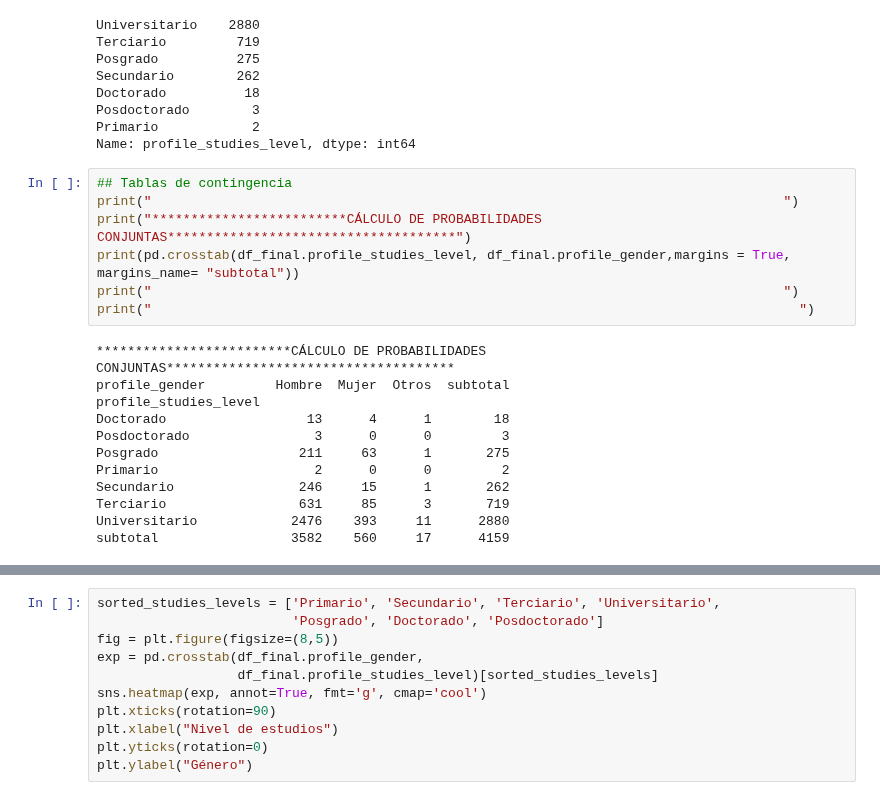
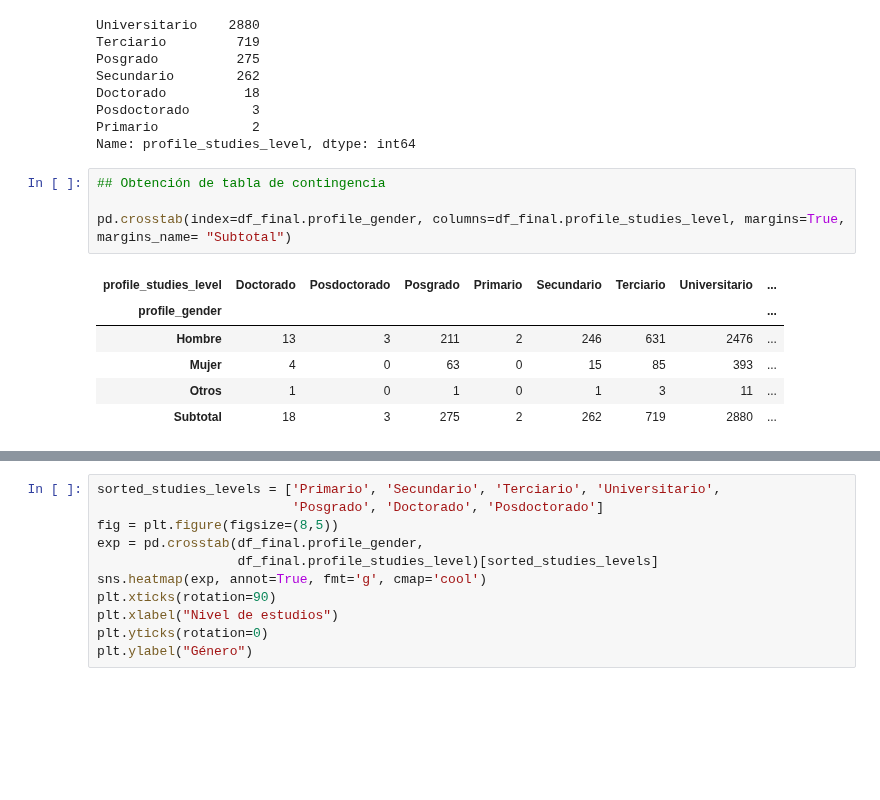
Before and after one commit to pablonicolasr/diplodatos-ayvd-2022-grupo32, a Jupyter notebook: BorradorPráctico1_v3.ipynb, the cells around one changed output, grey strips where cells are left out. Drawn from its saved outputs; the diff is of its cells as text; blank space fills up the shorter version.

```diff
--- a/BorradorPráctico1_v3.ipynb
+++ b/BorradorPráctico1_v3.ipynb
@@ -432,21 +432,13 @@ Posdoctorado        3
 Primario            2
 Name: profile_studies_level, dtype: int64
 # %%
-## Tablas de contingencia
-print("                                                                                 ")
-print("*************************CÁLCULO DE PROBABILIDADES CONJUNTAS*************************************")
-print(pd.crosstab(df_final.profile_studies_level, df_final.profile_gender,margins = True, margins_name= "subtotal"))
-print("                                                                                 ")
-print("                                                                                   ")
+## Obtención de tabla de contingencia
+
+pd.crosstab(index=df_final.profile_gender, columns=df_final.profile_studies_level, margins=True, margins_name= "Subtotal")
 # %% [output]
-*************************CÁLCULO DE PROBABILIDADES CONJUNTAS*************************************
-profile_gender         Hombre  Mujer  Otros  subtotal
-profile_studies_level
-Doctorado                  13      4      1        18
-Posdoctorado                3      0      0         3
-Posgrado                  211     63      1       275
-Primario                    2      0      0         2
-Secundario                246     15      1       262
-Terciario                 631     85      3       719
-Universitario            2476    393     11      2880
-subtotal                 3582    560     17      4159
+| profile_studies_level | Doctorado | Posdoctorado | Posgrado | Primario | Secundario | Terciario | Universitario | ... |
+| profile_gender |  |  |  |  |  |  |  | ... |
+| Hombre | 13 | 3 | 211 | 2 | 246 | 631 | 2476 | ... |
+| Mujer | 4 | 0 | 63 | 0 | 15 | 85 | 393 | ... |
+| Otros | 1 | 0 | 1 | 0 | 1 | 3 | 11 | ... |
+| Subtotal | 18 | 3 | 275 | 2 | 262 | 719 | 2880 | ... |
```
Also changed, not shown: parts of 16 cells of this notebook.
